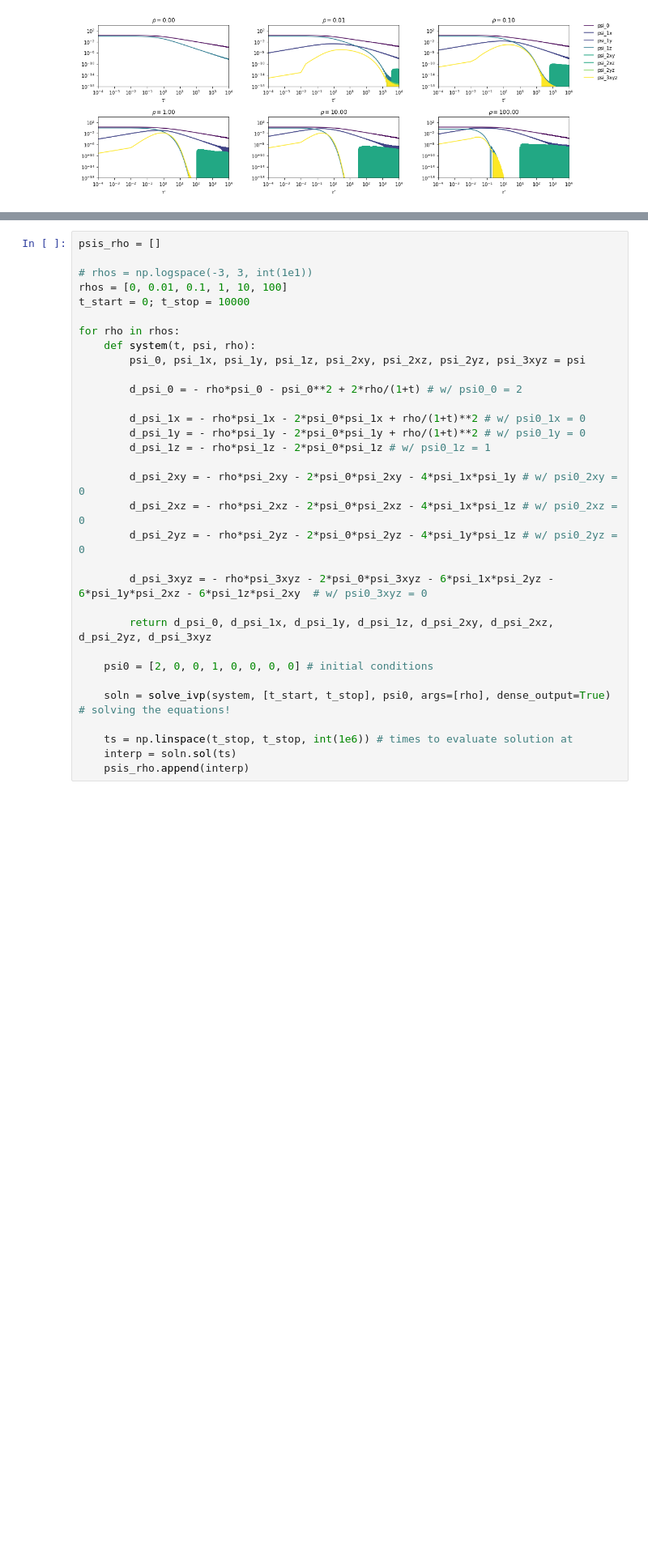
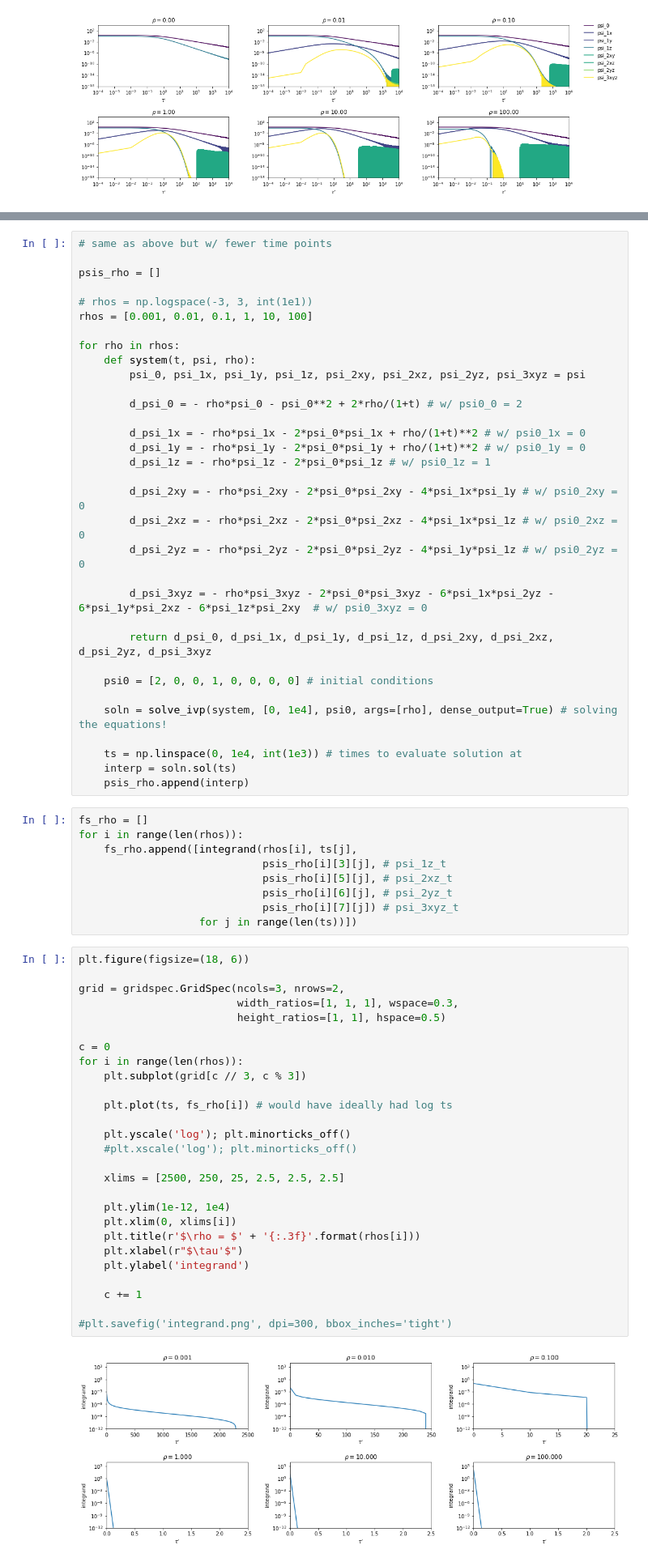
Before and after one commit to alyulina/linkage-equilibrium, a Jupyter notebook: numerics/neutral_lambda_numerics.ipynb, the cells around one changed output, grey strips where cells are left out. Shown at 81% size. Saved outputs shown, nothing was run; the diff lists cells and outputs as text; blank space fills up the shorter version.

```diff
--- a/numerics/neutral_lambda_numerics.ipynb
+++ b/numerics/neutral_lambda_numerics.ipynb
@@ -156,9 +165,10 @@ plt.savefig('psis_tau_log_log_grey.png', dpi=300, bbox_inches='tight')
 # %%
+# same as above but w/ fewer time points
+
 psis_rho = []
 
 # rhos = np.logspace(-3, 3, int(1e1))
-rhos = [0, 0.01, 0.1, 1, 10, 100]
-t_start = 0; t_stop = 10000
+rhos = [0.001, 0.01, 0.1, 1, 10, 100]
 
 for rho in rhos:
     def system(t, psi, rho):
@@ -180,8 +190,46 @@ for rho in rhos:
 
     psi0 = [2, 0, 0, 1, 0, 0, 0, 0] # initial conditions
 
-    soln = solve_ivp(system, [t_start, t_stop], psi0, args=[rho], dense_output=True) # solving the equations!
+    soln = solve_ivp(system, [0, 1e4], psi0, args=[rho], dense_output=True) # solving the equations!
 
-    ts = np.linspace(t_stop, t_stop, int(1e6)) # times to evaluate solution at
+    ts = np.linspace(0, 1e4, int(1e3)) # times to evaluate solution at
     interp = soln.sol(ts)
     psis_rho.append(interp)
+# %%
+fs_rho = []
+for i in range(len(rhos)):
+    fs_rho.append([integrand(rhos[i], ts[j],
+                             psis_rho[i][3][j], # psi_1z_t
+                             psis_rho[i][5][j], # psi_2xz_t
+                             psis_rho[i][6][j], # psi_2yz_t
+                             psis_rho[i][7][j]) # psi_3xyz_t
+                   for j in range(len(ts))])
+# %%
+plt.figure(figsize=(18, 6))
+
+grid = gridspec.GridSpec(ncols=3, nrows=2,
+                         width_ratios=[1, 1, 1], wspace=0.3,
+                         height_ratios=[1, 1], hspace=0.5)
+
+c = 0
+for i in range(len(rhos)):
+    plt.subplot(grid[c // 3, c % 3])
+
+    plt.plot(ts, fs_rho[i]) # would have ideally had log ts
+
+    plt.yscale('log'); plt.minorticks_off()
+    #plt.xscale('log'); plt.minorticks_off()
+
+    xlims = [2500, 250, 25, 2.5, 2.5, 2.5]
+
+    plt.ylim(1e-12, 1e4)
+    plt.xlim(0, xlims[i])
+    plt.title(r'$\rho = $' + '{:.3f}'.format(rhos[i]))
+    plt.xlabel(r"$\tau'$")
+    plt.ylabel('integrand')
+
+    c += 1
+
+#plt.savefig('integrand.png', dpi=300, bbox_inches='tight')
+# %% [output]
+[figure, added]
```
Also changed, not shown: parts of 13 cells of this notebook.
